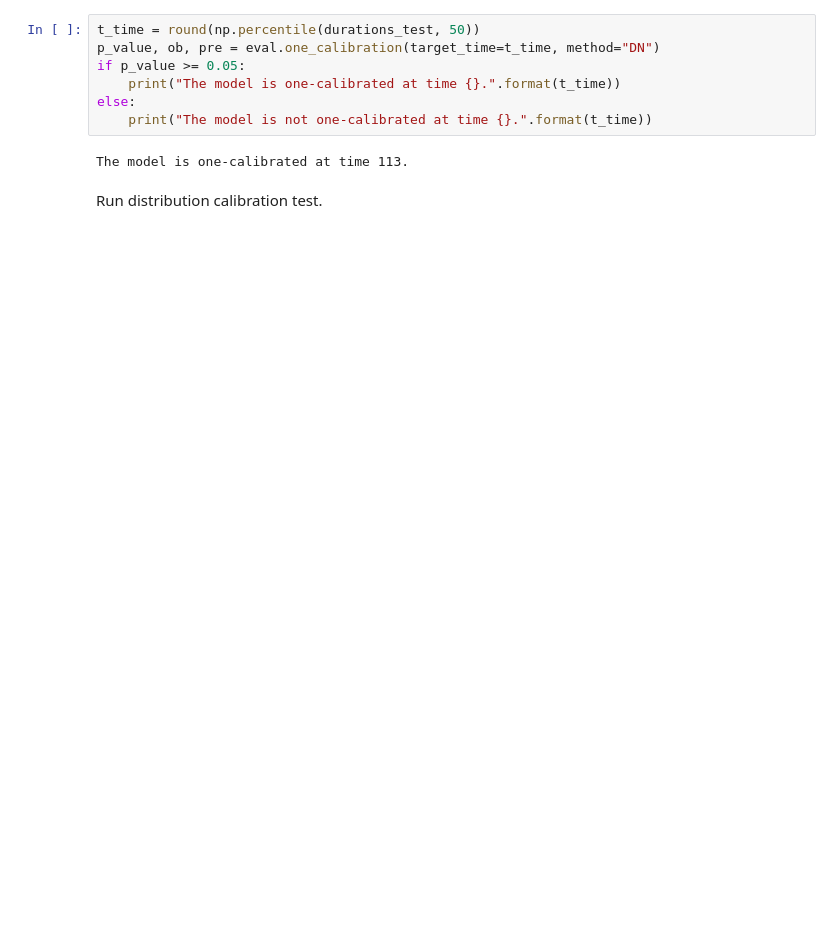
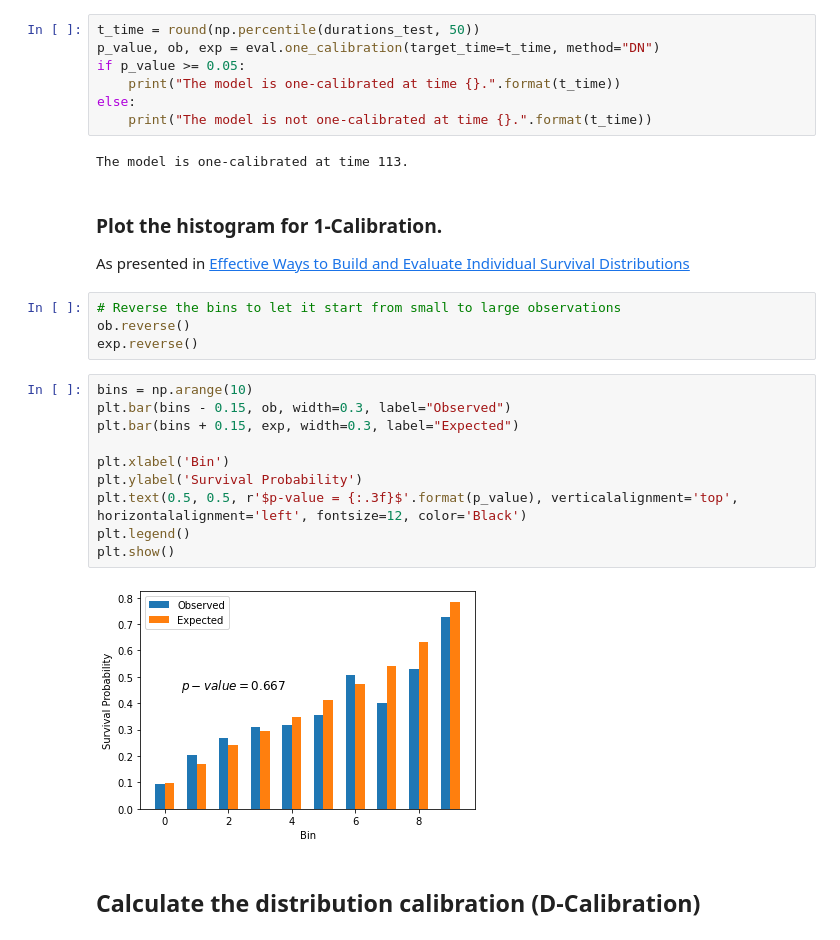
Before and after one commit to shi-ang/SurvivalEVAL, a Jupyter notebook: Examples/Pycox_Example.ipynb, the cells around one changed output. Drawn from its saved outputs; the diff is of its cells as text; blank space fills up the shorter version.

```diff
--- a/Examples/Pycox_Example.ipynb
+++ b/Examples/Pycox_Example.ipynb
@@ -153,12 +182,31 @@ L1-margin loss is 78.13500262009487.
 Run one calibration test at 50% time of the testing set.
 # %%
 t_time = round(np.percentile(durations_test, 50))
-p_value, ob, pre = eval.one_calibration(target_time=t_time, method="DN")
+p_value, ob, exp = eval.one_calibration(target_time=t_time, method="DN")
 if p_value >= 0.05:
     print("The model is one-calibrated at time {}.".format(t_time))
 else:
     print("The model is not one-calibrated at time {}.".format(t_time))
 # %% [output]
 The model is one-calibrated at time 113.
-# %% [markdown]
-Run distribution calibration test.
+# %% [markdown]
+###  Plot the histogram for 1-Calibration.
+As presented in [Effective Ways to Build and Evaluate Individual Survival Distributions](https://jmlr.csail.mit.edu/papers/v21/18-772.html)
+# %%
+# Reverse the bins to let it start from small to large observations
+ob.reverse()
+exp.reverse()
+# %%
+bins = np.arange(10)
+plt.bar(bins - 0.15, ob, width=0.3, label="Observed")
+plt.bar(bins + 0.15, exp, width=0.3, label="Expected")
+
+plt.xlabel('Bin')
+plt.ylabel('Survival Probability')
+plt.text(0.5, 0.5, r'$p-value = {:.3f}$'.format(p_value), verticalalignment='top', horizontalalignment='left', fontsize=12, color='Black')
+plt.legend()
+plt.show()
+# %% [output]
+[figure, added]
+# %% [markdown]
+## Calculate the distribution calibration (D-Calibration)
```
Also changed, not shown: parts of 25 cells of this notebook, 9 other files.
